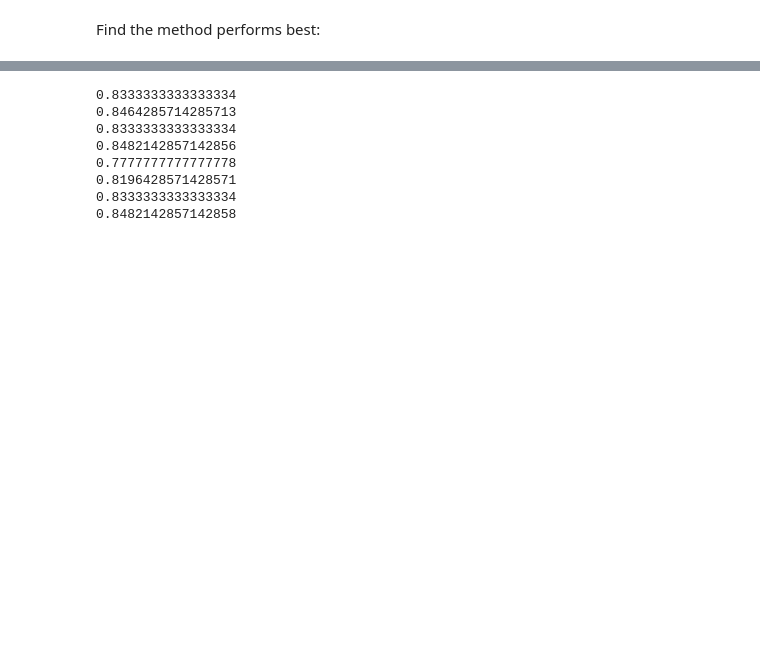
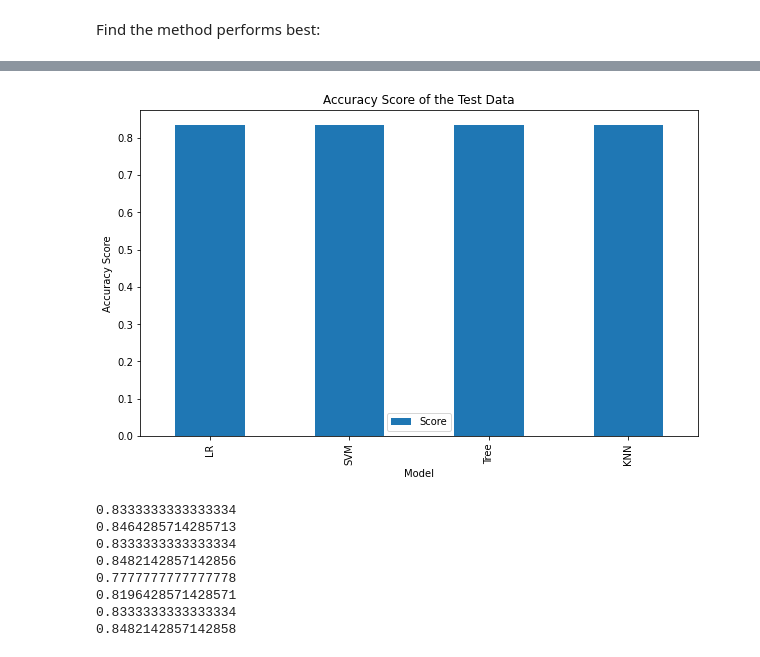
Before and after one commit to jienzhang/DS_final_presentation, a Jupyter notebook: ML Prediction.ipynb, the cells around one changed output, grey strips where cells are left out. Saved outputs shown, nothing was run; the diff lists cells and outputs as text; code cells hidden in the pictures; blank space fills up the shorter version.

```diff
--- a/ML Prediction.ipynb
+++ b/ML Prediction.ipynb
@@ -344,3 +362,16 @@ Find the method performs best:
+# %%
+df_ = [["LR",logreg_cv.score(X_test, Y_test)], ["SVM",svm_cv.score(X_test, Y_test)], ["Tree",tree_cv.score(X_test, Y_test)], ["KNN",knn_cv.score(X_test, Y_test)]]
+df_new = pd.DataFrame (df_, columns = ['Model', 'Score'])
+df_new.set_index('Model', inplace=True)
+
+df_new.plot(kind='bar', figsize=(10, 6))
+plt.xlabel('Model') # add to x-label to the plot
+plt.ylabel('Accuracy Score') # add y-label to the plot
+plt.title('Accuracy Score of the Test Data') # add title to the plot
+
+plt.show()
+# %% [output]
+[figure, added]
 # %%
 predictors = [logreg_cv,svm_cv,  tree_cv,knn_cv]
 best_predictor = ""
```
Also changed, not shown: parts of 7 cells of this notebook.
